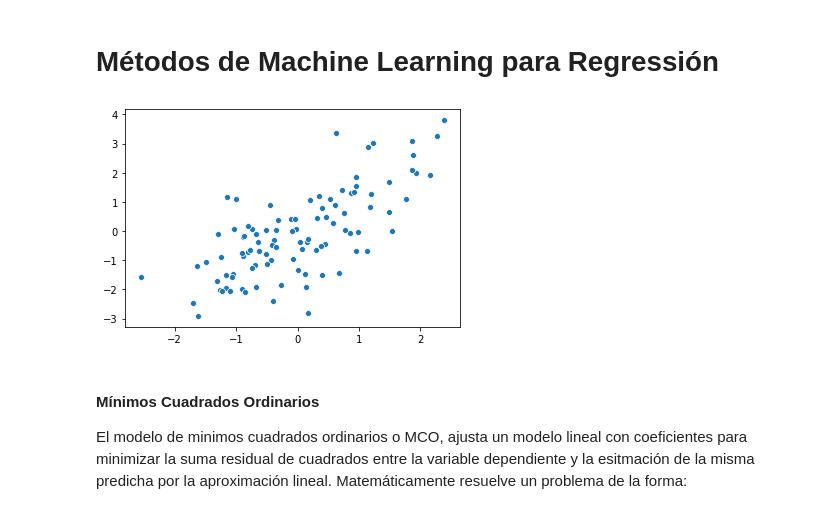
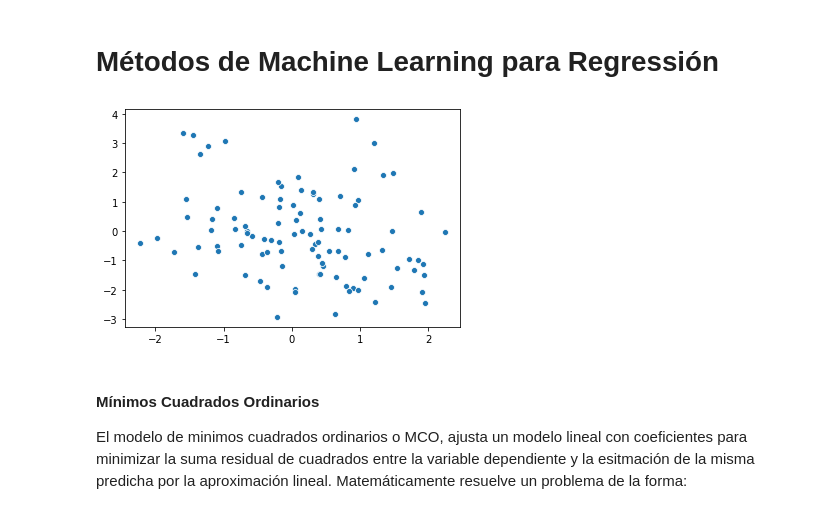
Before and after one commit to FrancoCalle/Python_4_DataScience, a Jupyter notebook: Module_2/tutorial_python_clase9.ipynb, the cells around one changed output. Drawn from its saved outputs; the diff is of its cells as text; code cells hidden in the pictures.

```diff
--- a/Module_2/tutorial_python_clase9.ipynb
+++ b/Module_2/tutorial_python_clase9.ipynb
@@ -3,28 +3,28 @@
 # %%
 import pandas as pd
 import numpy as np
 import seaborn as sns
 import matplotlib.pyplot as plt
 from matplotlib.colors import ListedColormap
 
 from sklearn import linear_model
 from sklearn.preprocessing import PolynomialFeatures
 from sklearn.neighbors import KNeighborsRegressor
 
 # Generate Fake Data
-def generageData():
+def generateFakeData():
     np.random.seed(0)
     X = np.random.randn(100,2)
     beta = np.array([.9, -.3])
     e = np.random.randn(100,)
     Y = np.dot(X,beta.transpose()) + e
     return X, Y
 
-X,Y = generageData()
-sns.scatterplot(X[:,0], Y)
+X,Y = generateFakeData()
+sns.scatterplot(X[:,1], Y)
 plt.show()
 # %% [output]
-[figure, old version]
+[figure, new version]
 # %% [markdown]
 #### Mínimos Cuadrados Ordinarios
 
```
Also changed, not shown: parts of 8 cells of this notebook.
